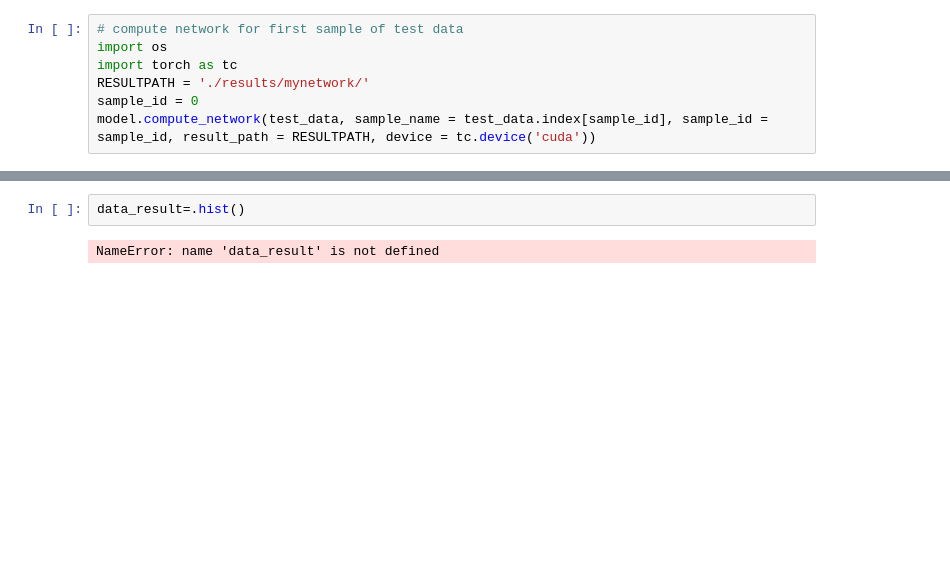
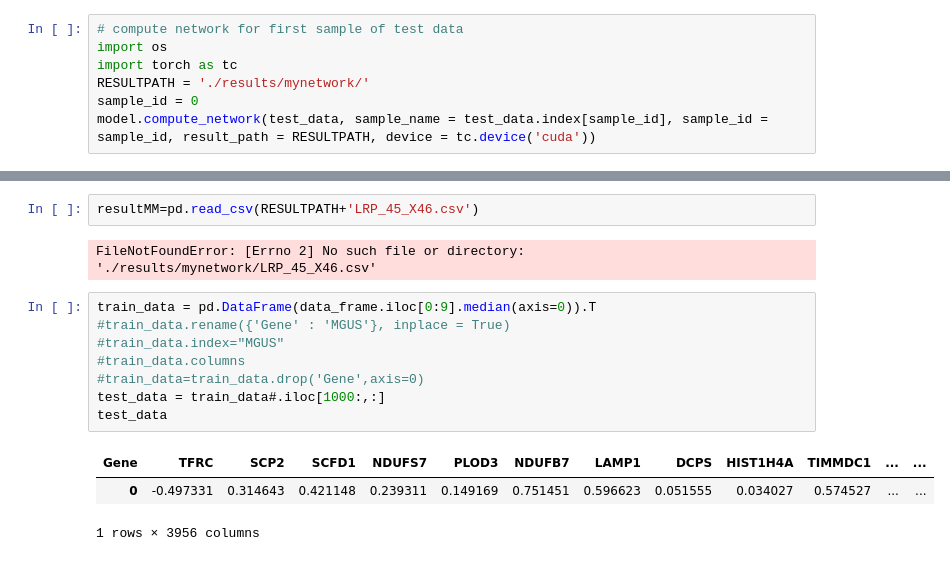
Before and after one commit to animesh/ProteinNetworkLRP, a Jupyter notebook: Working example.ipynb, the cells around one changed output, grey strips where cells are left out. Saved outputs shown, nothing was run; the diff lists cells and outputs as text; blank space fills up the shorter version.

Commit message:
run over median values of three groups

```diff
--- a/Working example.ipynb
+++ b/Working example.ipynb
@@ -93,4 +101,16 @@ for sample_id in range(0,46):
-# %%
-data_result=.hist()
-# %% [output]
-NameError: name 'data_result' is not defined
+# %%
+resultMM=pd.read_csv(RESULTPATH+'LRP_45_X46.csv')
+# %% [output]
+FileNotFoundError: [Errno 2] No such file or directory: './results/mynetwork/LRP_45_X46.csv'
+# %%
+train_data = pd.DataFrame(data_frame.iloc[0:9].median(axis=0)).T
+#train_data.rename({'Gene' : 'MGUS'}, inplace = True)
+#train_data.index="MGUS"
+#train_data.columns
+#train_data=train_data.drop('Gene',axis=0)
+test_data = train_data#.iloc[1000:,:]
+test_data
+# %% [output]
+| Gene | TFRC | SCP2 | SCFD1 | NDUFS7 | PLOD3 | NDUFB7 | LAMP1 | DCPS | HIST1H4A | TIMMDC1 | ... | ... |
+| 0 | -0.497331 | 0.314643 | 0.421148 | 0.239311 | 0.149169 | 0.751451 | 0.596623 | 0.051555 | 0.034027 | 0.574527 | ... | ... |
+1 rows × 3956 columns
```
Also changed, not shown: parts of 22 cells of this notebook.
